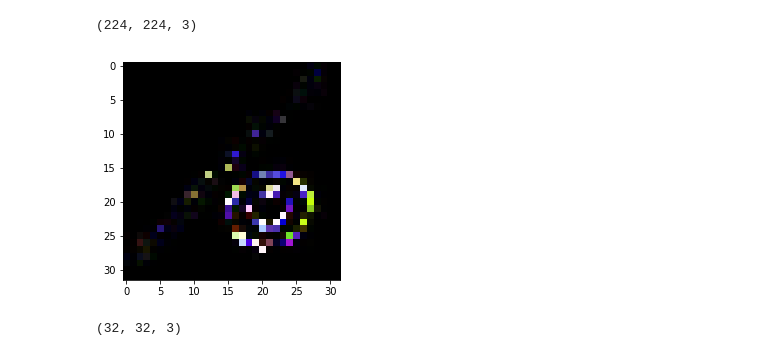
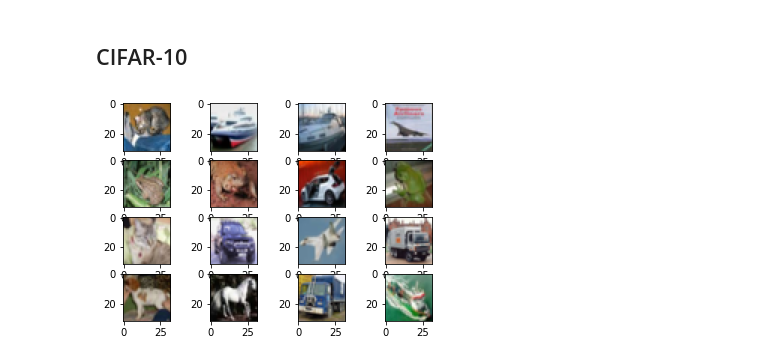
Before and after one commit to amecava/strip, a Jupyter notebook: STRIP_CIFAR10.ipynb, the cells around one changed output. Saved outputs shown, nothing was run; the diff lists cells and outputs as text; code cells hidden in the pictures.

```diff
--- a/STRIP_CIFAR10.ipynb
+++ b/STRIP_CIFAR10.ipynb
@@ -50,16 +0,0 @@ Saving Trigger2.jpg to Trigger2.jpg
-# %%
-import cv2
-import matplotlib.pyplot as plt
-
-imgTrigger = cv2.imread('Trigger2.jpg') #change this name to the trigger name you use
-imgTrigger = imgTrigger.astype('float32')/255
-print(imgTrigger.shape)
-imgSm = cv2.resize(imgTrigger,(32,32))
-plt.imshow(imgSm)
-plt.show()
-cv2.imwrite('imgSm.jpg',imgSm)
-print(imgSm.shape)
-# %% [output]
-(224, 224, 3)
-[figure, removed]
-(32, 32, 3)
@@ -65,0 +15,19 @@ print(imgSm.shape)
+# %% [markdown]
+## CIFAR-10
+# %%
+def show_imgs(X):
+    plt.figure(1)
+    k = 0
+    for i in range(0,4):
+        for j in range(0,4):
+            plt.subplot2grid((4,4),(i,j))
+            plt.imshow(X[k])
+            k = k+1
+    plt.show()
+
+(x_train, y_train), (x_test, y_test) = cifar10.load_data()
+x_train = x_train.astype('float32') / 255
+x_test = x_test.astype('float32') / 255
+show_imgs(x_test[:16])
+# %% [output]
+[figure, added]
```
Also changed, not shown: parts of 35 cells of this notebook, 3 other files.
